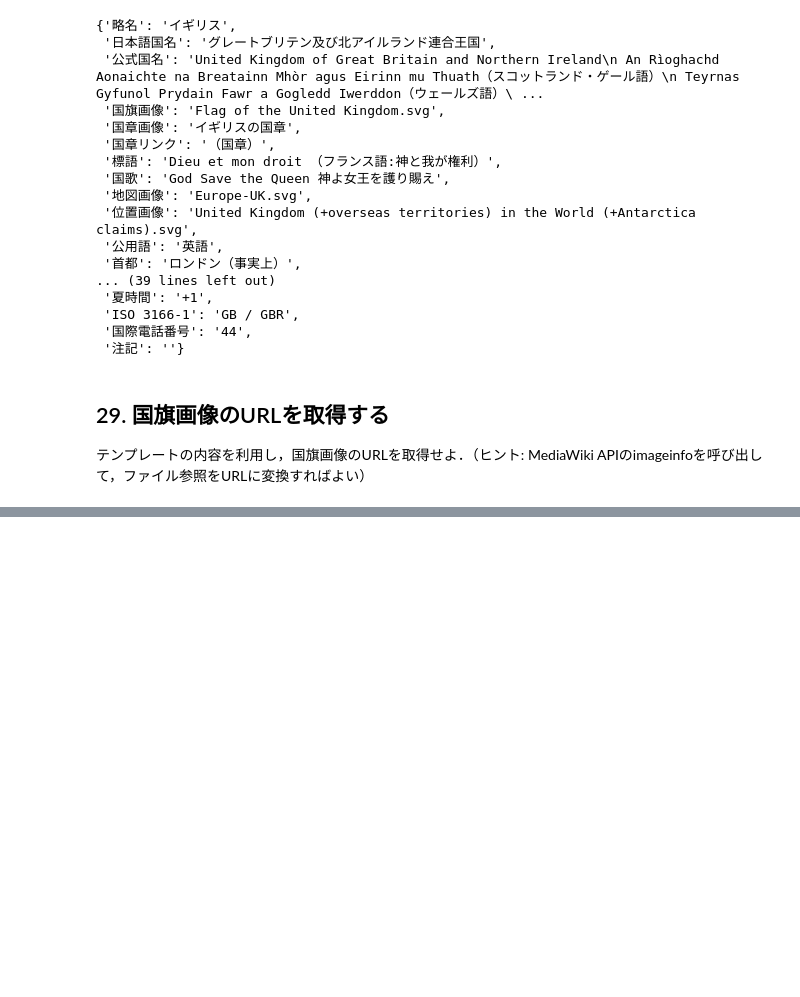
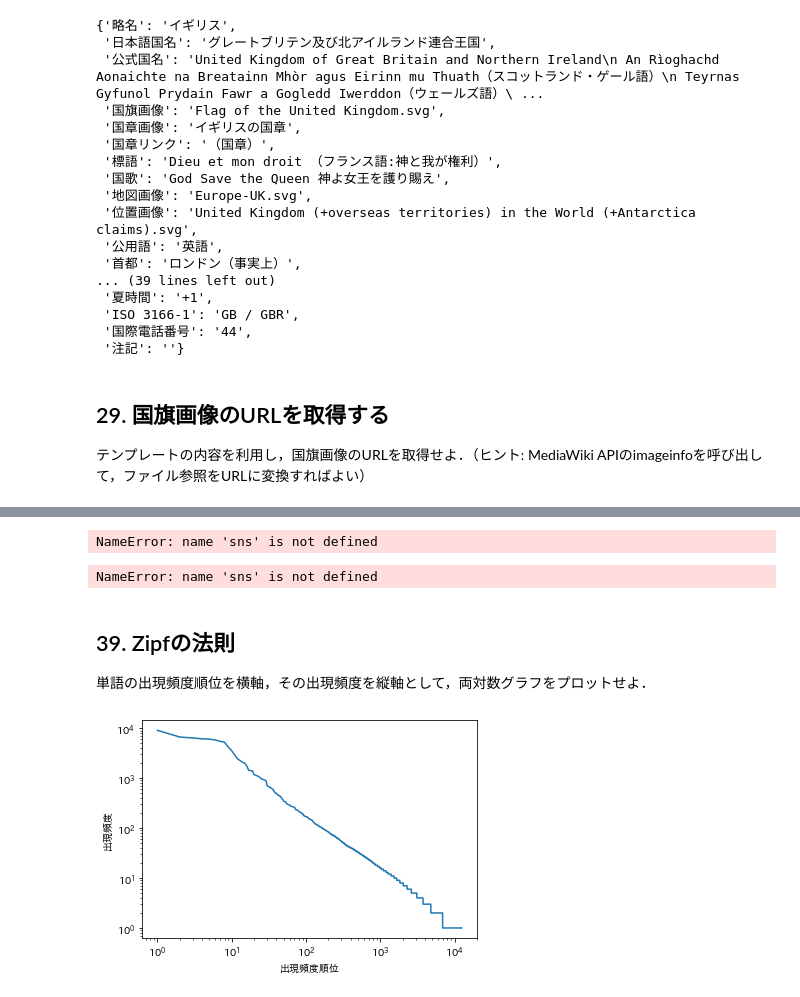
Before and after one commit to omi-key/NLP-100, a Jupyter notebook: nlp/NLP100_2020rev1.ipynb, the cells around one changed output, grey strips where cells are left out. Drawn from its saved outputs; the diff is of its cells as text; code cells hidden in the pictures; blank space fills up the shorter version.

```diff
--- a/nlp/NLP100_2020rev1.ipynb
+++ b/nlp/NLP100_2020rev1.ipynb
@@ -720,0 +885,25 @@ https://upload.wikimedia.org/wikipedia/en/a/ae/Flag_of_the_United_Kingdom.svg
+# %%
+histdata = sorted(list(word_count.values()),reverse=True)
+sns.distplot(histdata, kde=False, rug=False)
+# %% [output]
+NameError: name 'sns' is not defined
+# %%
+sns.distplot(histdata[100:], bins=100, kde=False, rug=False)
+# %% [output]
+NameError: name 'sns' is not defined
+# %% [markdown]
+## 39. Zipfの法則
+
+単語の出現頻度順位を横軸，その出現頻度を縦軸として，両対数グラフをプロットせよ．
+# %%
+x = [i+1 for i in range(len(histdata))]
+plt.plot(x, histdata)
+ax = plt.gca()
+ax.set_xscale("log")
+plt.xlabel('出現頻度順位')
+ax.set_yscale("log")
+plt.ylabel('出現頻度')
+
+plt.show()
+# %% [output]
+[figure, added]
```
Also changed, not shown: parts of 22 cells of this notebook, 8 other files.
